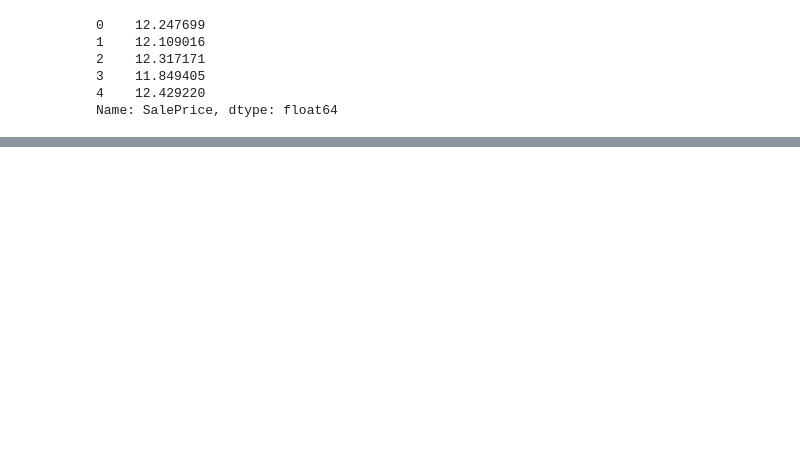
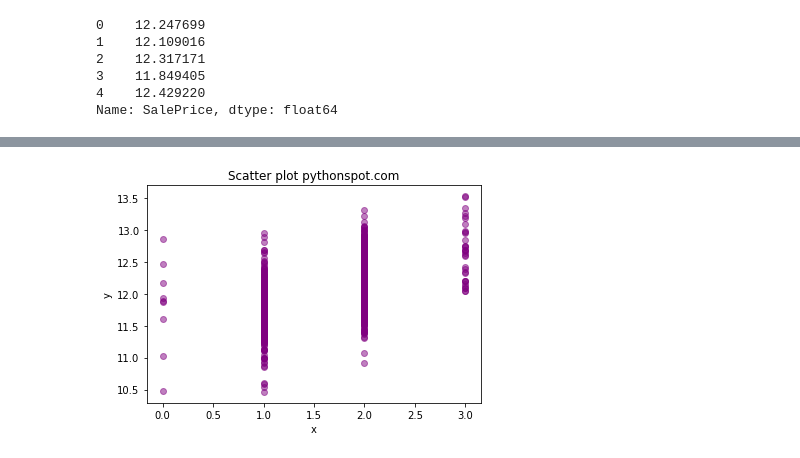
Before and after one commit to Juhi-Purswani/House_Prices-Regression_technique, a Jupyter notebook: Data_exploration.ipynb, the cells around one changed output, grey strips where cells are left out. Cells and saved outputs as stored; diff of their text form; code cells hidden in the pictures; blank space fills up the shorter version.

```diff
--- a/Data_exploration.ipynb
+++ b/Data_exploration.ipynb
@@ -197,0 +182,8 @@ MSZoning            0
+# %%
+plt.scatter(features['FullBath'], labels,  c="purple", alpha=0.5)
+plt.title('Scatter plot pythonspot.com')
+plt.xlabel('x')
+plt.ylabel('y')
+plt.show()
+# %% [output]
+[figure, added]
```
Also changed, not shown: parts of 22 cells of this notebook.
